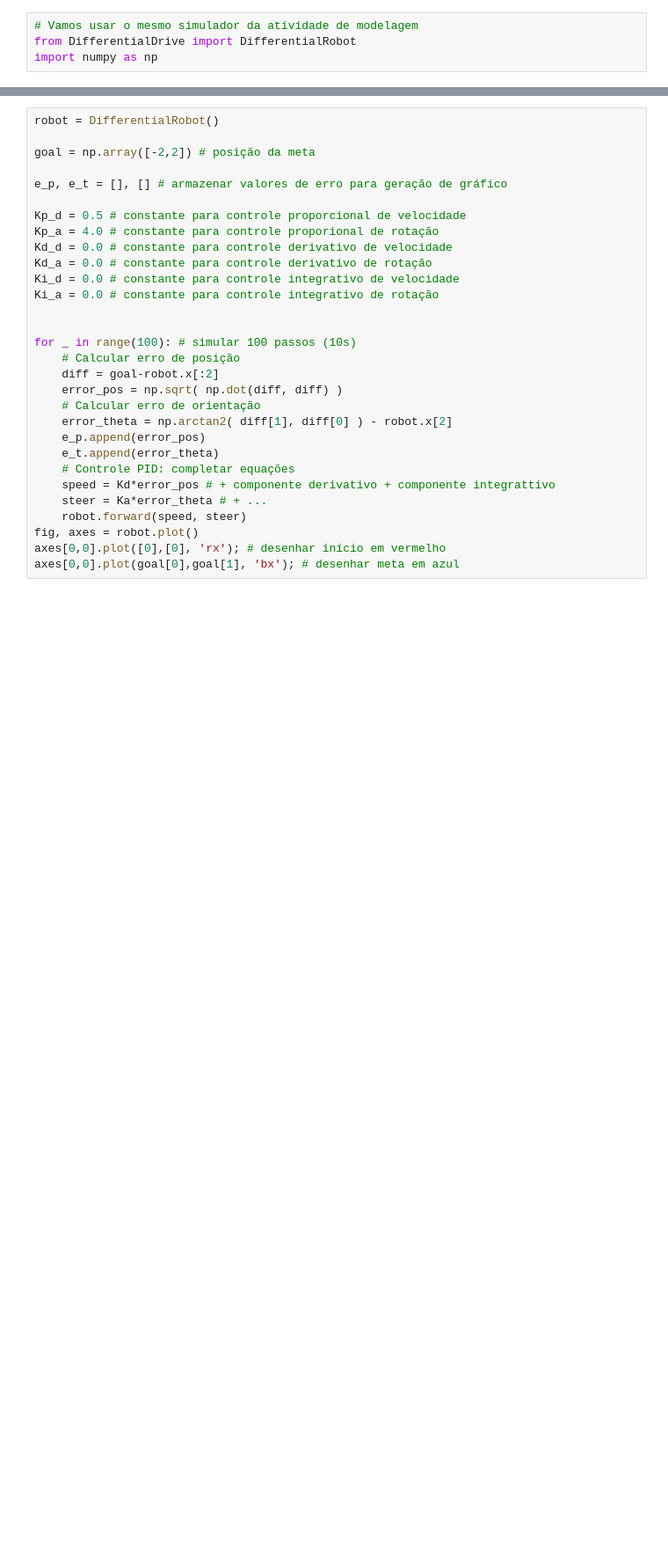
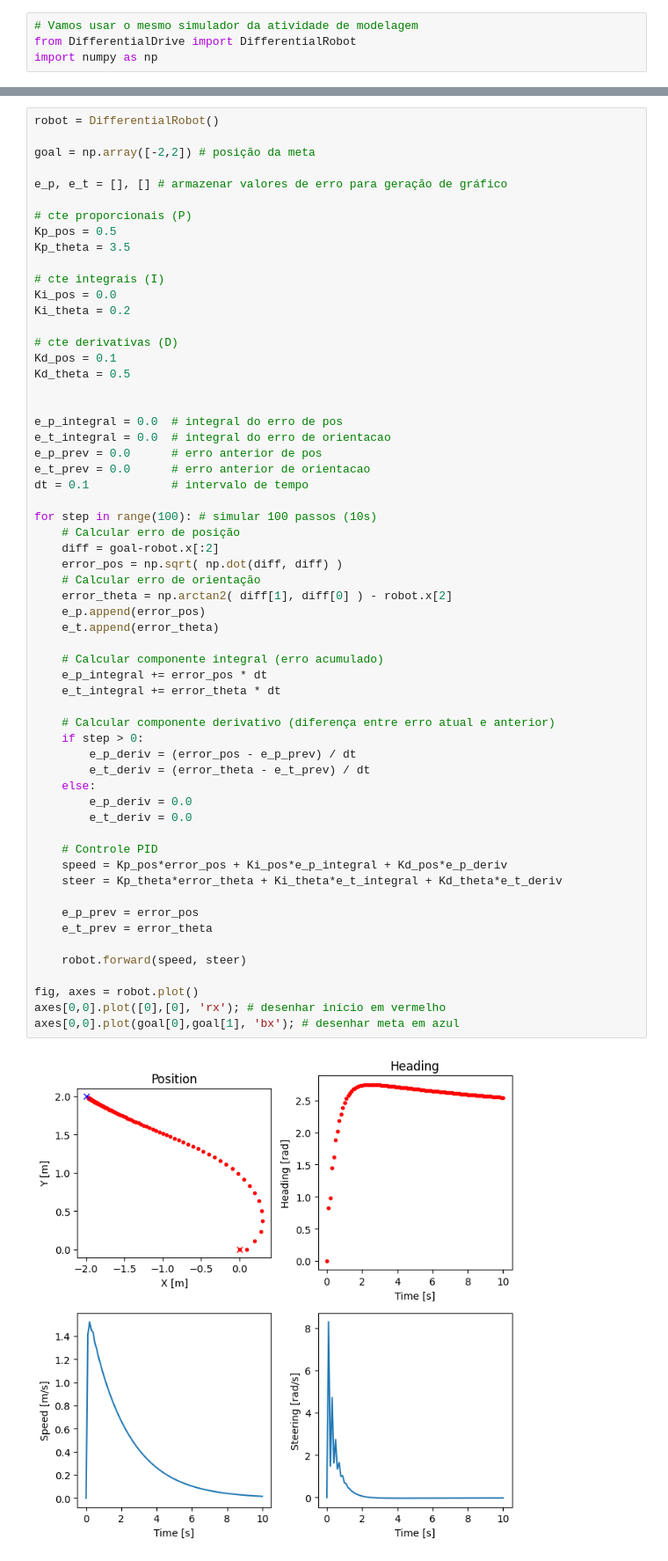
Before and after one commit to leonardomurakami/duckievillage-assignments, a Jupyter notebook: pid-control/ControlePID.ipynb, the cells around one changed output, grey strips where cells are left out. Shown at 88% size. Saved outputs shown, nothing was run; the diff lists cells and outputs as text; blank space fills up the shorter version.

Commit message:
[feat] add pid control agent.py

```diff
--- a/pid-control/ControlePID.ipynb
+++ b/pid-control/ControlePID.ipynb
@@ -274,30 +143,61 @@ Realize o procedimento indicado para encontrar valores para as três constantes
 # %%
 robot = DifferentialRobot()
 
 goal = np.array([-2,2]) # posição da meta
 
 e_p, e_t = [], [] # armazenar valores de erro para geração de gráfico
 
-Kp_d = 0.5 # constante para controle proporcional de velocidade
-Kp_a = 4.0 # constante para controle proporional de rotação
-Kd_d = 0.0 # constante para controle derivativo de velocidade
-Kd_a = 0.0 # constante para controle derivativo de rotação
-Ki_d = 0.0 # constante para controle integrativo de velocidade
-Ki_a = 0.0 # constante para controle integrativo de rotação
+# cte proporcionais (P)
+Kp_pos = 0.5
+Kp_theta = 3.5
+
+# cte integrais (I)
+Ki_pos = 0.0
+Ki_theta = 0.2
+
+# cte derivativas (D)
+Kd_pos = 0.1
+Kd_theta = 0.5
 
 
-for _ in range(100): # simular 100 passos (10s)
+e_p_integral = 0.0  # integral do erro de pos
+e_t_integral = 0.0  # integral do erro de orientacao
+e_p_prev = 0.0      # erro anterior de pos
+e_t_prev = 0.0      # erro anterior de orientacao
+dt = 0.1            # intervalo de tempo
+
+for step in range(100): # simular 100 passos (10s)
     # Calcular erro de posição
     diff = goal-robot.x[:2]
     error_pos = np.sqrt( np.dot(diff, diff) )
     # Calcular erro de orientação
     error_theta = np.arctan2( diff[1], diff[0] ) - robot.x[2]
     e_p.append(error_pos)
     e_t.append(error_theta)
-    # Controle PID: completar equações
-    speed = Kd*error_pos # + componente derivativo + componente integrattivo
-    steer = Ka*error_theta # + ...
+
+    # Calcular componente integral (erro acumulado)
+    e_p_integral += error_pos * dt
+    e_t_integral += error_theta * dt
+
+    # Calcular componente derivativo (diferença entre erro atual e anterior)
+    if step > 0:
+        e_p_deriv = (error_pos - e_p_prev) / dt
+        e_t_deriv = (error_theta - e_t_prev) / dt
+    else:
+        e_p_deriv = 0.0
+        e_t_deriv = 0.0
+
+    # Controle PID
+    speed = Kp_pos*error_pos + Ki_pos*e_p_integral + Kd_pos*e_p_deriv
+    steer = Kp_theta*error_theta + Ki_theta*e_t_integral + Kd_theta*e_t_deriv
+
+    e_p_prev = error_pos
+    e_t_prev = error_theta
+
     robot.forward(speed, steer)
+
 fig, axes = robot.plot()
 axes[0,0].plot([0],[0], 'rx'); # desenhar início em vermelho
 axes[0,0].plot(goal[0],goal[1], 'bx'); # desenhar meta em azul
+# %% [output]
+[figure, added]
```
Also changed, not shown: parts of 2 cells of this notebook, 1 other file.
